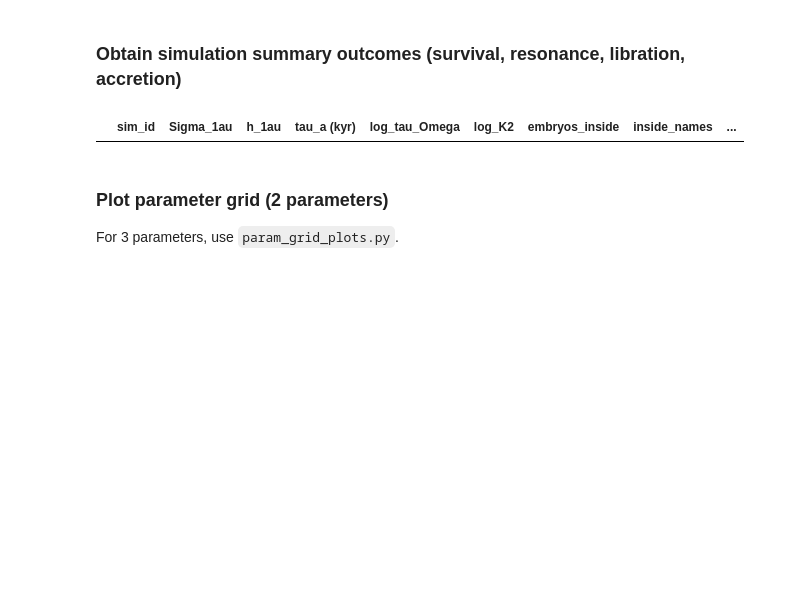
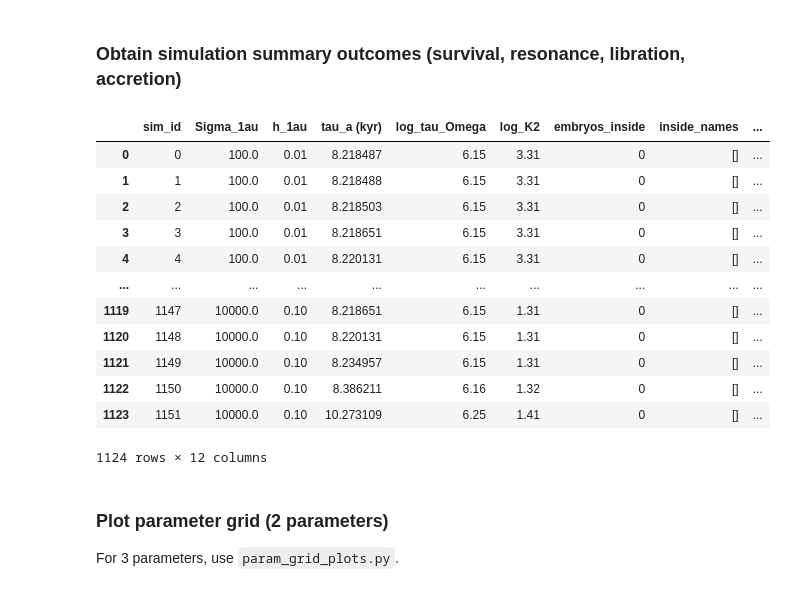
Before and after one commit to dchen10Git/uh-ifa-reu-2026, a Jupyter notebook: analyze_sims.ipynb, the cells around one changed output. Drawn from its saved outputs; the diff is of its cells as text; code cells hidden in the pictures; blank space fills up the shorter version.

```diff
--- a/analyze_sims.ipynb
+++ b/analyze_sims.ipynb
@@ -565,8 +565,21 @@ merged_outcomes = merged_outcomes.drop(columns=['ptsml_surv_rate (%)',
 merged_outcomes.to_hdf(f"dfs/outcomes{dataset_id}_{snapshot}.h5", key="df", mode="w") # Save to disk
 # %%
 outcomes = pd.read_hdf(f"dfs/outcomes{dataset_id}_{snapshot}.h5", key="df") # Load data
+outcomes
 # %% [output]
 |  | sim_id | Sigma_1au | h_1au | tau_a (kyr) | log_tau_Omega | log_K2 | embryos_inside | inside_names | ... |
+| 0 | 0 | 100.0 | 0.01 | 8.218487 | 6.15 | 3.31 | 0 | [] | ... |
+| 1 | 1 | 100.0 | 0.01 | 8.218488 | 6.15 | 3.31 | 0 | [] | ... |
+| 2 | 2 | 100.0 | 0.01 | 8.218503 | 6.15 | 3.31 | 0 | [] | ... |
+| 3 | 3 | 100.0 | 0.01 | 8.218651 | 6.15 | 3.31 | 0 | [] | ... |
+| 4 | 4 | 100.0 | 0.01 | 8.220131 | 6.15 | 3.31 | 0 | [] | ... |
+| ... | ... | ... | ... | ... | ... | ... | ... | ... | ... |
+| 1119 | 1147 | 10000.0 | 0.10 | 8.218651 | 6.15 | 1.31 | 0 | [] | ... |
+| 1120 | 1148 | 10000.0 | 0.10 | 8.220131 | 6.15 | 1.31 | 0 | [] | ... |
+| 1121 | 1149 | 10000.0 | 0.10 | 8.234957 | 6.15 | 1.31 | 0 | [] | ... |
+| 1122 | 1150 | 10000.0 | 0.10 | 8.386211 | 6.16 | 1.32 | 0 | [] | ... |
+| 1123 | 1151 | 10000.0 | 0.10 | 10.273109 | 6.25 | 1.41 | 0 | [] | ... |
+1124 rows × 12 columns
 # %% [markdown]
 ### Plot parameter grid (2 parameters)
 For 3 parameters, use `param_grid_plots.py`.
```
Also changed, not shown: parts of 2 cells of this notebook, 7 other files.
